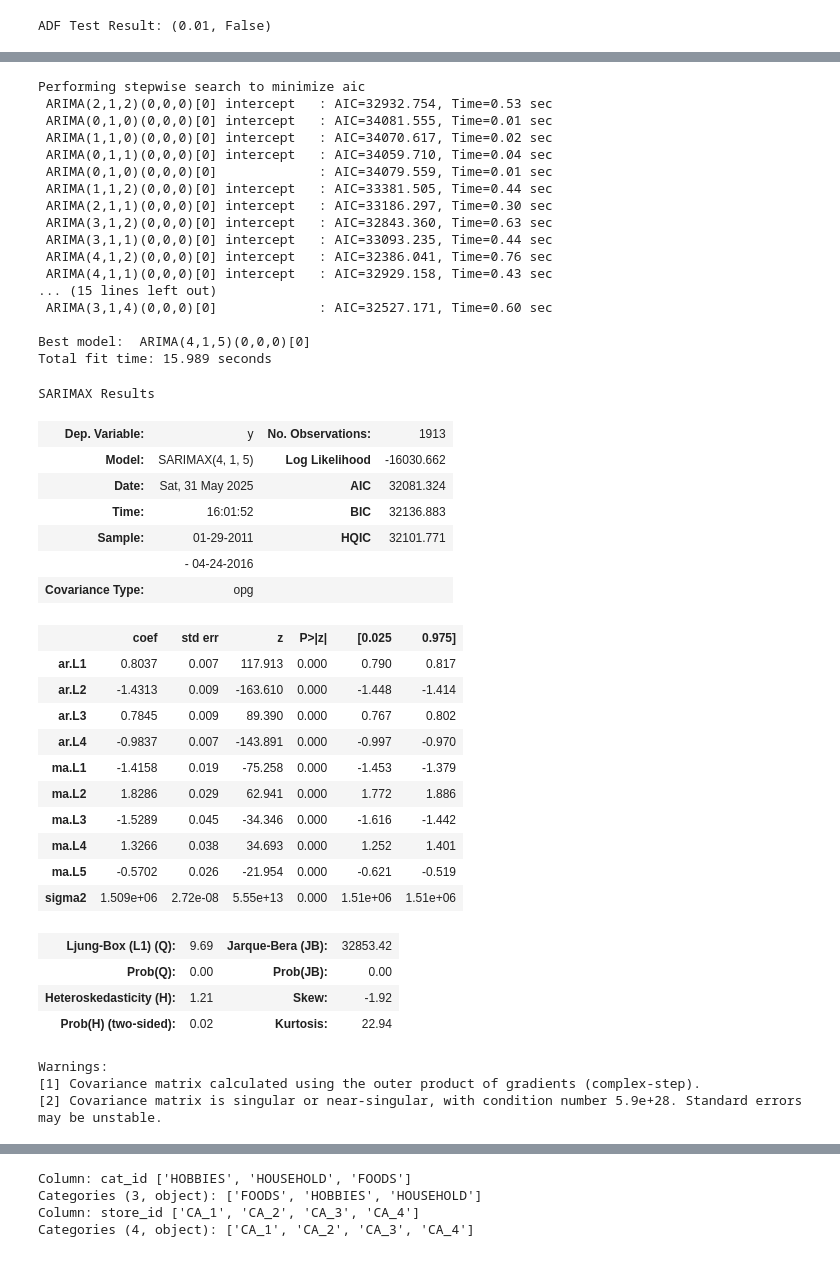
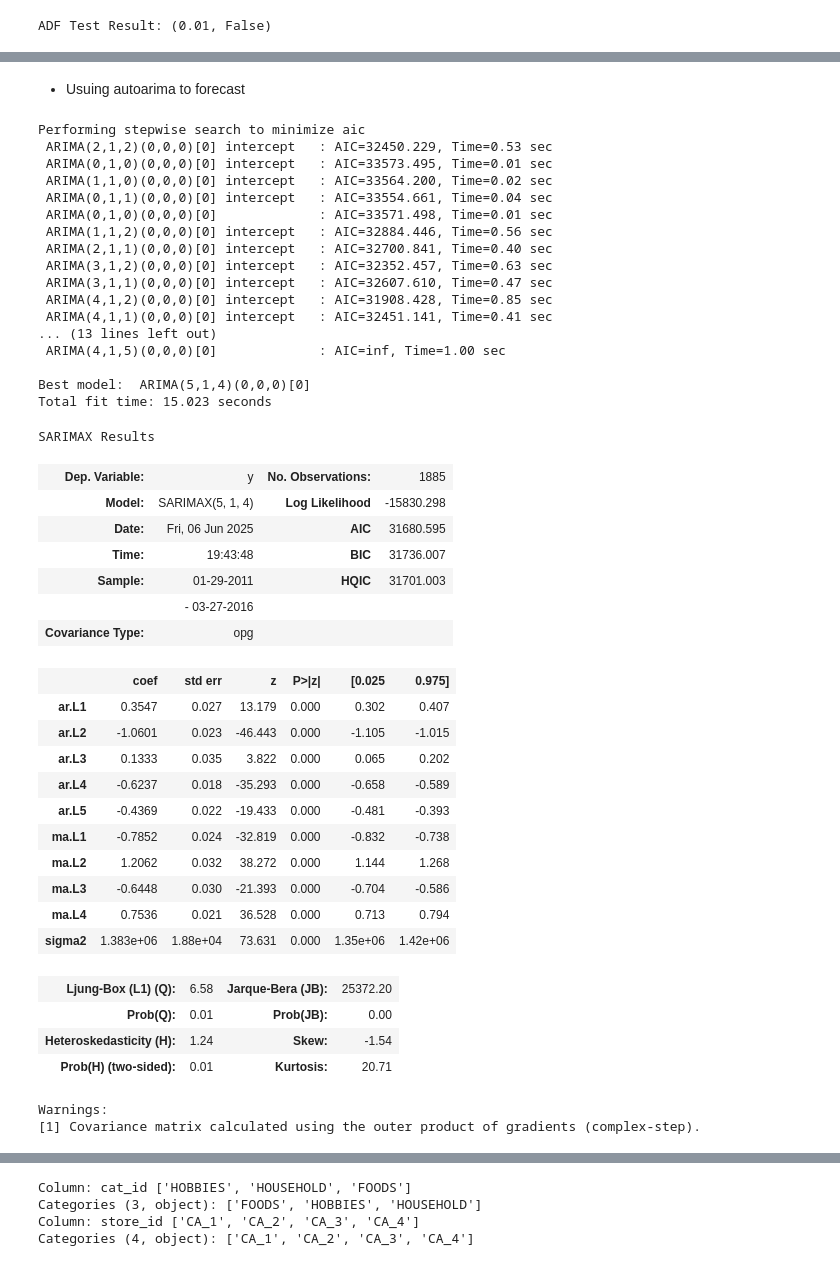
Before and after one commit to Juandv10/M5Forecasting, a Jupyter notebook: M5Forecasting.ipynb, the cells around one changed output, grey strips where cells are left out. Cells and saved outputs as stored; diff of their text form; code cells hidden in the pictures.

```diff
--- a/M5Forecasting.ipynb
+++ b/M5Forecasting.ipynb
@@ -190,50 +188,49 @@ plot_acf(ts, lags=56)
+# %% [markdown]
+* Usuing autoarima to forecast
 # %%
-
-
-# Usung auto_arima to find the best ARIMA model for the time series
-model_auto = auto_arima(ts, seasonal=True, trace=True, suppress_warnings=True)
+# Data is seasonal, so we will use a seasonal ARIMA model
+model_auto = auto_arima(ts[:-28], seasonal=True, trace=True, suppress_warnings=True)
 model_auto.summary()
 # %% [output]
 Performing stepwise search to minimize aic
- ARIMA(2,1,2)(0,0,0)[0] intercept   : AIC=32932.754, Time=0.53 sec
- ARIMA(0,1,0)(0,0,0)[0] intercept   : AIC=34081.555, Time=0.01 sec
- ARIMA(1,1,0)(0,0,0)[0] intercept   : AIC=34070.617, Time=0.02 sec
- ARIMA(0,1,1)(0,0,0)[0] intercept   : AIC=34059.710, Time=0.04 sec
- ARIMA(0,1,0)(0,0,0)[0]             : AIC=34079.559, Time=0.01 sec
- ARIMA(1,1,2)(0,0,0)[0] intercept   : AIC=33381.505, Time=0.44 sec
- ARIMA(2,1,1)(0,0,0)[0] intercept   : AIC=33186.297, Time=0.30 sec
- ARIMA(3,1,2)(0,0,0)[0] intercept   : AIC=32843.360, Time=0.63 sec
- ARIMA(3,1,1)(0,0,0)[0] intercept   : AIC=33093.235, Time=0.44 sec
- ARIMA(4,1,2)(0,0,0)[0] intercept   : AIC=32386.041, Time=0.76 sec
- ARIMA(4,1,1)(0,0,0)[0] intercept   : AIC=32929.158, Time=0.43 sec
-... (15 lines left out)
- ARIMA(3,1,4)(0,0,0)[0]             : AIC=32527.171, Time=0.60 sec
+ ARIMA(2,1,2)(0,0,0)[0] intercept   : AIC=32450.229, Time=0.53 sec
+ ARIMA(0,1,0)(0,0,0)[0] intercept   : AIC=33573.495, Time=0.01 sec
+ ARIMA(1,1,0)(0,0,0)[0] intercept   : AIC=33564.200, Time=0.02 sec
+ ARIMA(0,1,1)(0,0,0)[0] intercept   : AIC=33554.661, Time=0.04 sec
+ ARIMA(0,1,0)(0,0,0)[0]             : AIC=33571.498, Time=0.01 sec
+ ARIMA(1,1,2)(0,0,0)[0] intercept   : AIC=32884.446, Time=0.56 sec
+ ARIMA(2,1,1)(0,0,0)[0] intercept   : AIC=32700.841, Time=0.40 sec
+ ARIMA(3,1,2)(0,0,0)[0] intercept   : AIC=32352.457, Time=0.63 sec
+ ARIMA(3,1,1)(0,0,0)[0] intercept   : AIC=32607.610, Time=0.47 sec
+ ARIMA(4,1,2)(0,0,0)[0] intercept   : AIC=31908.428, Time=0.85 sec
+ ARIMA(4,1,1)(0,0,0)[0] intercept   : AIC=32451.141, Time=0.41 sec
+... (13 lines left out)
+ ARIMA(4,1,5)(0,0,0)[0]             : AIC=inf, Time=1.00 sec
 
-Best model:  ARIMA(4,1,5)(0,0,0)[0]
-Total fit time: 15.989 seconds
+Best model:  ARIMA(5,1,4)(0,0,0)[0]
+Total fit time: 15.023 seconds
 SARIMAX Results
-| Dep. Variable: | y | No. Observations: | 1913 |
-| Model: | SARIMAX(4, 1, 5) | Log Likelihood | -16030.662 |
-| Date: | Sat, 31 May 2025 | AIC | 32081.324 |
-| Time: | 16:01:52 | BIC | 32136.883 |
-| Sample: | 01-29-2011 | HQIC | 32101.771 |
-|  | - 04-24-2016 |  |  |
+| Dep. Variable: | y | No. Observations: | 1885 |
+| Model: | SARIMAX(5, 1, 4) | Log Likelihood | -15830.298 |
+| Date: | Fri, 06 Jun 2025 | AIC | 31680.595 |
+| Time: | 19:43:48 | BIC | 31736.007 |
+| Sample: | 01-29-2011 | HQIC | 31701.003 |
+|  | - 03-27-2016 |  |  |
 | Covariance Type: | opg |  |  |
 |  | coef | std err | z | P>|z| | [0.025 | 0.975] |
-| ar.L1 | 0.8037 | 0.007 | 117.913 | 0.000 | 0.790 | 0.817 |
-| ar.L2 | -1.4313 | 0.009 | -163.610 | 0.000 | -1.448 | -1.414 |
-| ar.L3 | 0.7845 | 0.009 | 89.390 | 0.000 | 0.767 | 0.802 |
-| ar.L4 | -0.9837 | 0.007 | -143.891 | 0.000 | -0.997 | -0.970 |
-| ma.L1 | -1.4158 | 0.019 | -75.258 | 0.000 | -1.453 | -1.379 |
-| ma.L2 | 1.8286 | 0.029 | 62.941 | 0.000 | 1.772 | 1.886 |
-| ma.L3 | -1.5289 | 0.045 | -34.346 | 0.000 | -1.616 | -1.442 |
-| ma.L4 | 1.3266 | 0.038 | 34.693 | 0.000 | 1.252 | 1.401 |
-| ma.L5 | -0.5702 | 0.026 | -21.954 | 0.000 | -0.621 | -0.519 |
-| sigma2 | 1.509e+06 | 2.72e-08 | 5.55e+13 | 0.000 | 1.51e+06 | 1.51e+06 |
+| ar.L1 | 0.3547 | 0.027 | 13.179 | 0.000 | 0.302 | 0.407 |
+| ar.L2 | -1.0601 | 0.023 | -46.443 | 0.000 | -1.105 | -1.015 |
+| ar.L3 | 0.1333 | 0.035 | 3.822 | 0.000 | 0.065 | 0.202 |
+| ar.L4 | -0.6237 | 0.018 | -35.293 | 0.000 | -0.658 | -0.589 |
+| ar.L5 | -0.4369 | 0.022 | -19.433 | 0.000 | -0.481 | -0.393 |
+| ma.L1 | -0.7852 | 0.024 | -32.819 | 0.000 | -0.832 | -0.738 |
+| ma.L2 | 1.2062 | 0.032 | 38.272 | 0.000 | 1.144 | 1.268 |
+| ma.L3 | -0.6448 | 0.030 | -21.393 | 0.000 | -0.704 | -0.586 |
+| ma.L4 | 0.7536 | 0.021 | 36.528 | 0.000 | 0.713 | 0.794 |
+| sigma2 | 1.383e+06 | 1.88e+04 | 73.631 | 0.000 | 1.35e+06 | 1.42e+06 |
-| Ljung-Box (L1) (Q): | 9.69 | Jarque-Bera (JB): | 32853.42 |
-| Prob(Q): | 0.00 | Prob(JB): | 0.00 |
-| Heteroskedasticity (H): | 1.21 | Skew: | -1.92 |
-| Prob(H) (two-sided): | 0.02 | Kurtosis: | 22.94 |
+| Ljung-Box (L1) (Q): | 6.58 | Jarque-Bera (JB): | 25372.20 |
+| Prob(Q): | 0.01 | Prob(JB): | 0.00 |
+| Heteroskedasticity (H): | 1.24 | Skew: | -1.54 |
+| Prob(H) (two-sided): | 0.01 | Kurtosis: | 20.71 |
 Warnings:
 [1] Covariance matrix calculated using the outer product of gradients (complex-step).
-[2] Covariance matrix is singular or near-singular, with condition number 5.9e+28. Standard errors may be unstable.
```
Also changed, not shown: parts of 28 cells of this notebook, 2 other files.
